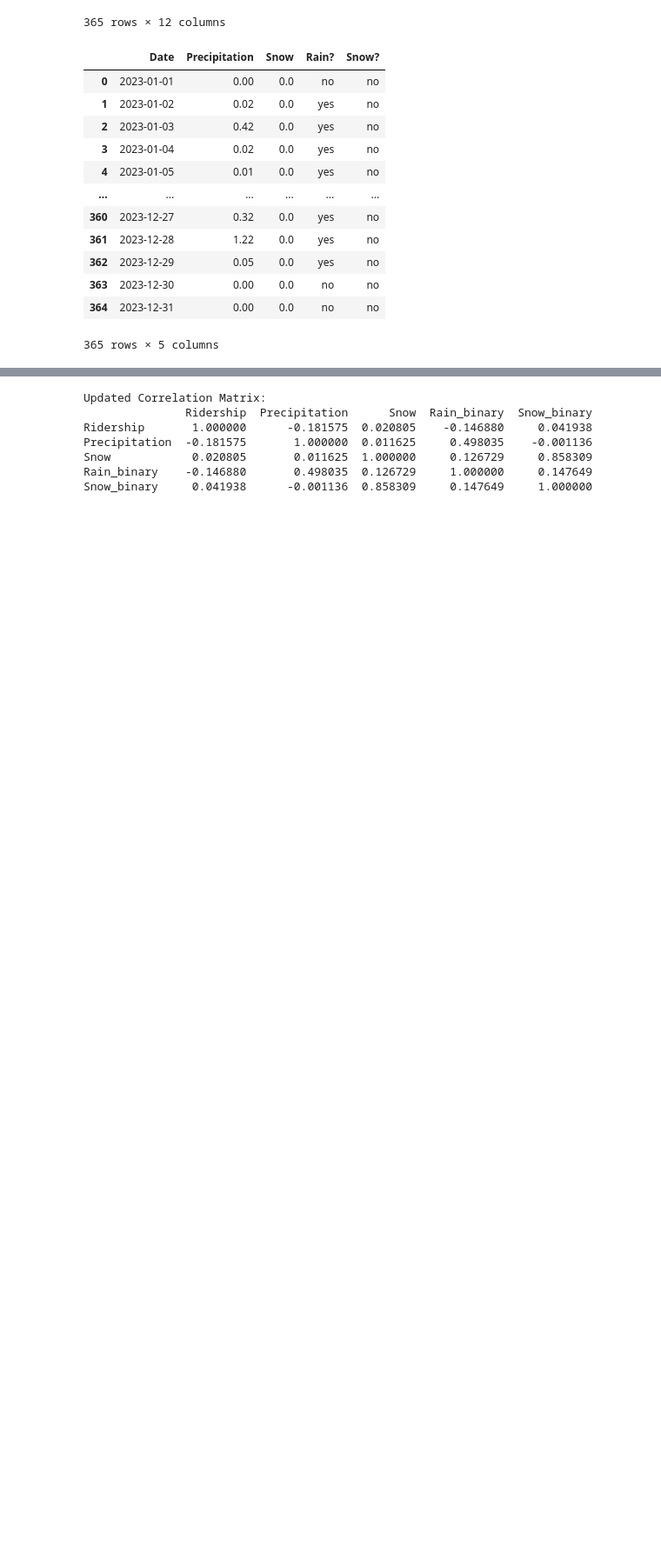
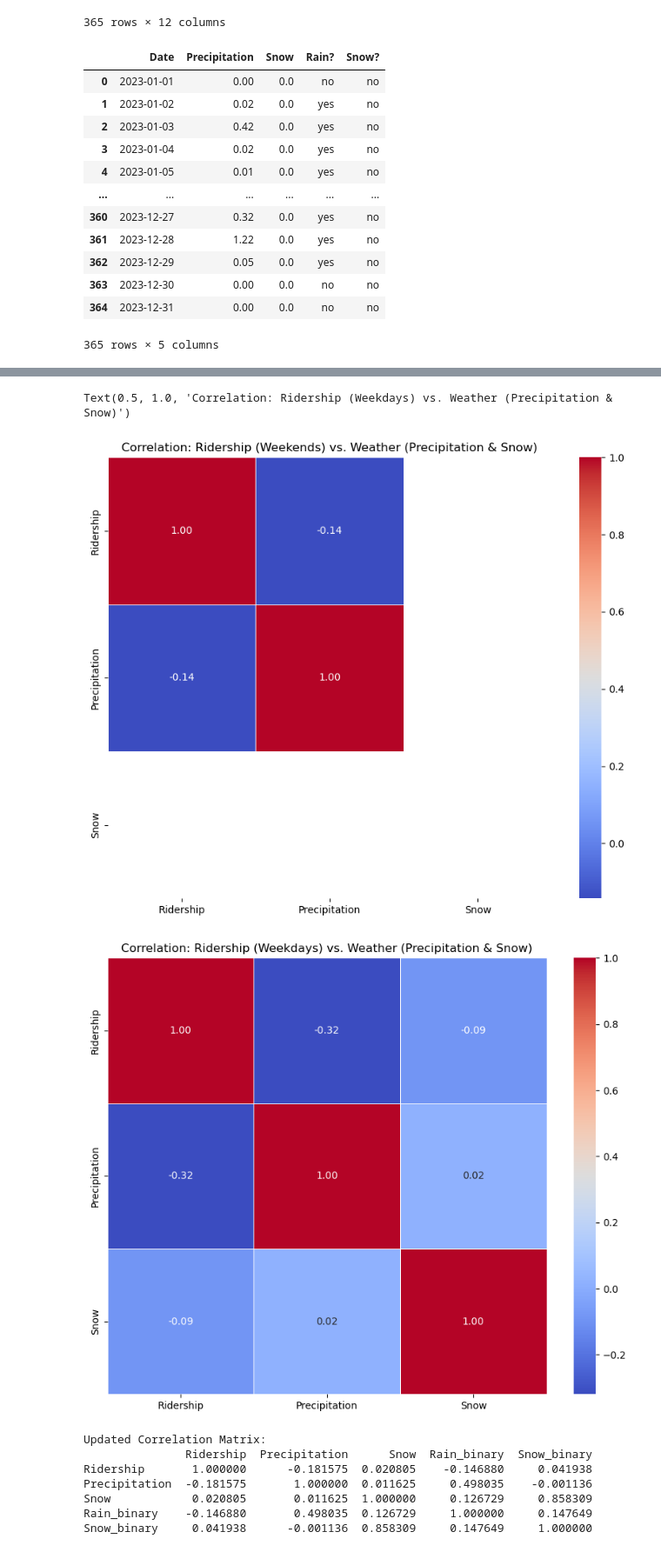
Before and after one commit to COGS108/Group063_WI26, a Jupyter notebook: modules/Weather_Subway_System_Analysis/System_Subway_VS_Rain_Snow.ipynb, the cells around one changed output, grey strips where cells are left out. Shown at 87% size. Saved outputs shown, nothing was run; the diff lists cells and outputs as text; code cells hidden in the pictures; blank space fills up the shorter version.

Commit message:
Rain and Snow edit

```diff
--- a/modules/Weather_Subway_System_Analysis/System_Subway_VS_Rain_Snow.ipynb
+++ b/modules/Weather_Subway_System_Analysis/System_Subway_VS_Rain_Snow.ipynb
@@ -93,0 +95,12 @@ Snow            0.020805       0.011625  1.000000
+# %%
+# .dt.dayofweek returns 0-6. 5 and 6 are Sat/Sun.
+daily_merged['is_weekend'] = daily_merged['Date'].dt.dayofweek >= 5
+
+# Create the two subsets
+daily_merged_weekends = daily_merged[daily_merged['is_weekend']]
+daily_merged_weekdays = daily_merged[~daily_merged['is_weekend']]
+
+print(daily_merged_weekends.head())
+print(daily_merged_weekdays.head())
+
+daily_merged_weekends.Snow.value_counts()
@@ -93,0 +123,22 @@ Snow            0.020805       0.011625  1.000000
+# %%
+# 4. Calculate the correlation matrix
+# This uses the Pearson correlation coefficient by default
+correlation_matrix_weekends = daily_merged_weekends[['Ridership', 'Precipitation', 'Snow']].corr()
+correlation_matrix_weekdays = daily_merged_weekdays[['Ridership', 'Precipitation', 'Snow']].corr()
+
+print("Correlation Matrix (Weekends):")
+print(correlation_matrix_weekends)
+
+print("Correlation Matrix (Weekdays):")
+print(correlation_matrix_weekdays)
+
+# 5. Visualize the correlations with a Heatmap
+plt.figure(figsize=(10, 8))
+sns.heatmap(correlation_matrix_weekends, annot=True, cmap='coolwarm', fmt=".2f", linewidths=0.5)
+plt.title('Correlation: Ridership (Weekends) vs. Weather (Precipitation & Snow)')
+#plt.savefig('ridership_weather_correlation.png')
+plt.figure(figsize=(10, 8))
+sns.heatmap(correlation_matrix_weekdays, annot=True, cmap='coolwarm', fmt=".2f", linewidths=0.5)
+plt.title('Correlation: Ridership (Weekdays) vs. Weather (Precipitation & Snow)')
+#plt.savefig('ridership_weather_correlation.png')
+# %% [output]
@@ -94,3 +155,6 @@ Snow            0.020805       0.011625  1.000000
+Text(0.5, 1.0, 'Correlation: Ridership (Weekdays) vs. Weather (Precipitation & Snow)')
+[figure, added]
+[figure, added]
 # %%
 # 3. Convert 'yes'/'no' strings to 1/0 integers
 # Assuming 'Rain' and 'Snow_string' are the names of the new string columns
```
Also changed, not shown: parts of 7 cells of this notebook.
